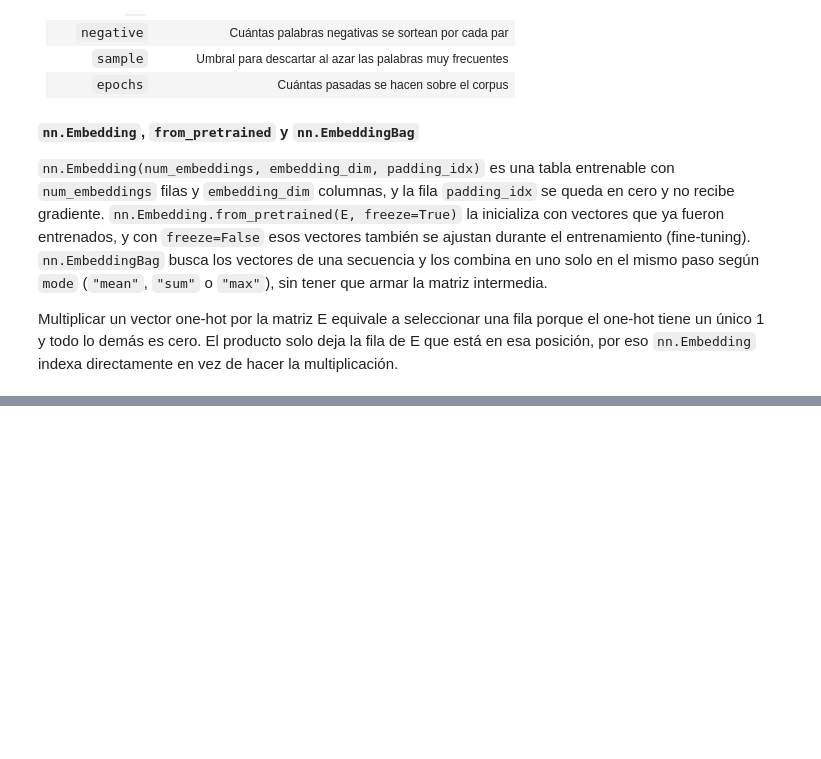
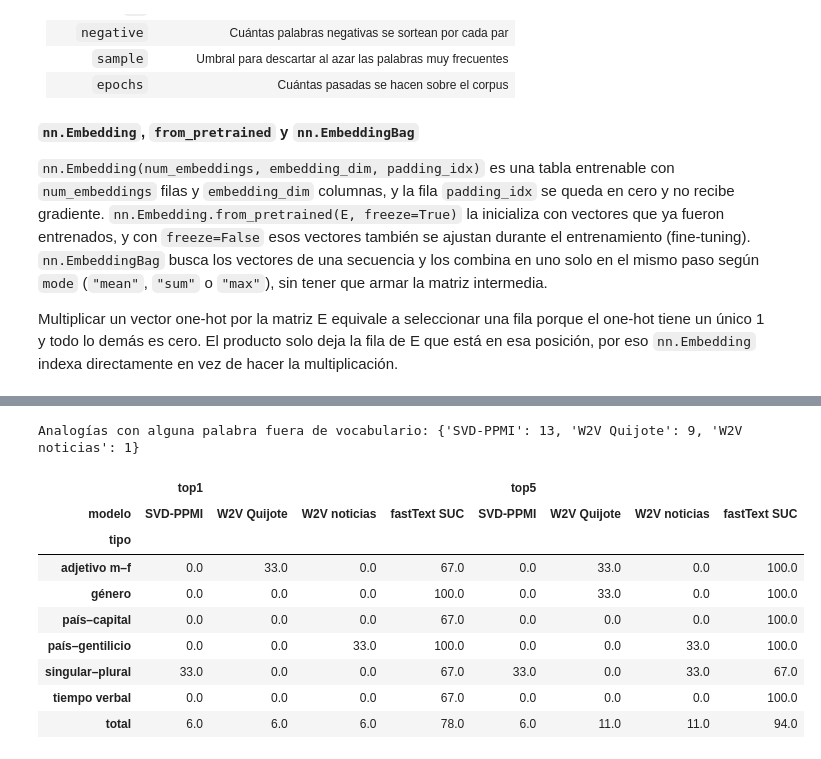
Before and after one commit to MrCifristo/NaturalLanguageProcessing, a Jupyter notebook: lab9-nlp/lab9.ipynb, the cells around one changed output, grey strips where cells are left out. Drawn from its saved outputs; the diff is of its cells as text; code cells hidden in the pictures; blank space fills up the shorter version.

```diff
--- a/lab9-nlp/lab9.ipynb
+++ b/lab9-nlp/lab9.ipynb
@@ -543,0 +867,4 @@ Multiplicar un vector one-hot por la matriz E equivale a seleccionar una fila po
+# %%
+# --- 5.3 (cont.) Top 5 de cada analogía y modelo ---
+with pd.option_context("display.max_colwidth", None, "display.max_rows", 100):
+    display(res_analogias.set_index(["analogía", "modelo"])[["top 5", "posición"]])
@@ -543,0 +890,25 @@ Multiplicar un vector one-hot por la matriz E equivale a seleccionar una fila po
+# %%
+# --- 5.3 (cont.) Aciertos top 1 y top 5 por tipo (OOV cuenta como fallo) ---
+res_analogias["top1"] = res_analogias["posición"].apply(lambda p: isinstance(p, int) and p == 1)
+res_analogias["top5"] = res_analogias["posición"].apply(lambda p: isinstance(p, int) and p <= 5)
+
+resumen_analogias = (res_analogias.groupby(["tipo", "modelo"])[["top1", "top5"]].mean().mul(100)
+                     .round(0).unstack("modelo"))
+totales = res_analogias.groupby("modelo")[["top1", "top5"]].mean().mul(100).round(0).unstack()
+resumen_analogias.loc["total"] = totales[resumen_analogias.columns]
+
+print("Analogías con alguna palabra fuera de vocabulario:",
+      res_analogias[res_analogias["posición"] == "OOV"].groupby("modelo").size().to_dict())
+resumen_analogias
+# %% [output]
+Analogías con alguna palabra fuera de vocabulario: {'SVD-PPMI': 13, 'W2V Quijote': 9, 'W2V noticias': 1}
+|  | top1 |  |  |  | top5 |  |  |  |
+| modelo | SVD-PPMI | W2V Quijote | W2V noticias | fastText SUC | SVD-PPMI | W2V Quijote | W2V noticias | fastText SUC |
+| tipo |  |  |  |  |  |  |  |  |
+| adjetivo m–f | 0.0 | 33.0 | 0.0 | 67.0 | 0.0 | 33.0 | 0.0 | 100.0 |
+| género | 0.0 | 0.0 | 0.0 | 100.0 | 0.0 | 33.0 | 0.0 | 100.0 |
+| país–capital | 0.0 | 0.0 | 0.0 | 67.0 | 0.0 | 0.0 | 0.0 | 100.0 |
+| país–gentilicio | 0.0 | 0.0 | 33.0 | 100.0 | 0.0 | 0.0 | 33.0 | 100.0 |
+| singular–plural | 33.0 | 0.0 | 0.0 | 67.0 | 33.0 | 0.0 | 33.0 | 67.0 |
+| tiempo verbal | 0.0 | 0.0 | 0.0 | 67.0 | 0.0 | 0.0 | 0.0 | 100.0 |
+| total | 6.0 | 6.0 | 6.0 | 78.0 | 6.0 | 11.0 | 11.0 | 94.0 |
```
Also changed, not shown: parts of 29 cells of this notebook, 6 other files.
